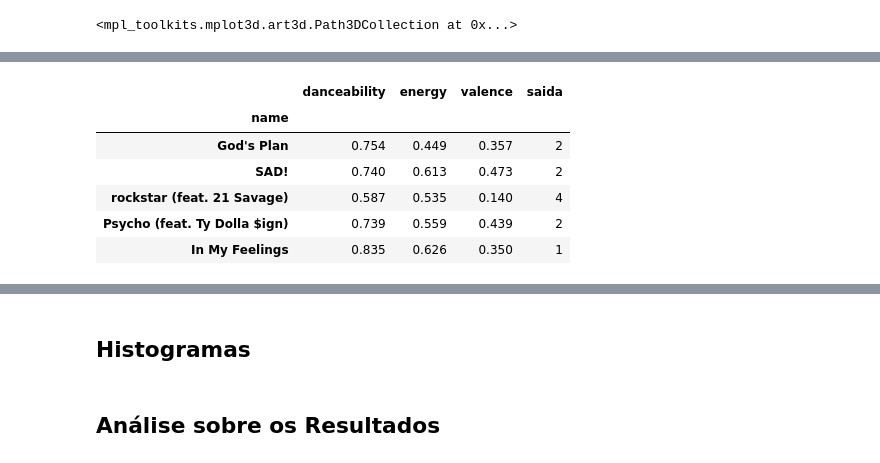
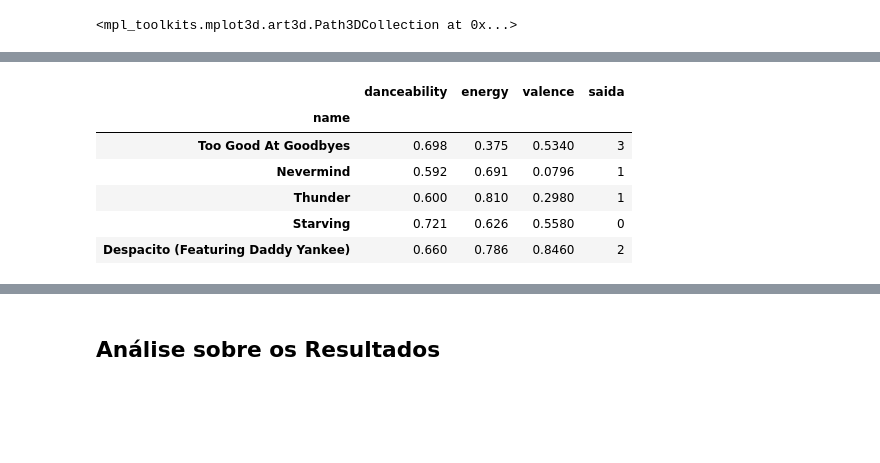
Before and after one commit to ellenbs/Projeto3CD, a Jupyter notebook: Clusterização.ipynb, the cells around one changed output, grey strips where cells are left out. Cells and saved outputs as stored; diff of their text form; code cells hidden in the pictures; blank space fills up the shorter version.

Commit message:
clusterizacao

```diff
--- a/Clusterização.ipynb
+++ b/Clusterização.ipynb
@@ -19,4 +29,4 @@ from sklearn.preprocessing import StandardScaler
 
 np.random.seed(42)
 # %%
-top_2017_2018 = pd.read_excel("top2018_2017.xlsx", index_col=1)
+top_2017_2018_teste, top_2017_2018_treinamento = train_test_split(pd.read_excel("top2018_2017.xlsx", index_col=1),train_size=0.20)
@@ -36,9 +62,8 @@ plt3d_2017_2018.scatter(top_2017_2018.danceability, top_2017_2018.energy, top_20
 [interactive output not drawn]
 <mpl_toolkits.mplot3d.art3d.Path3DCollection at 0x...>
 # %%
-dados_entrada_2017_2018 = top_2017_2018.loc[:,("danceability", "energy", "valence")]
+dados_entrada_2017_2018 = top_2017_2018_treinamento.loc[:,("danceability", "energy", "valence")]
 # %%
-three_means_2017_2018 = cluster.MiniBatchKMeans(n_clusters=5)
-three_means_2017_2018.fit(dados_entrada_2017_2018)
-saida_2017_2018 = three_means_2017_2018.predict(dados_entrada_2017_2018)
-saida_2017_2018
+clusters_2017_2018 = cluster.MiniBatchKMeans(n_clusters=5)
+clusters_2017_2018.fit(dados_entrada_2017_2018)
+saida_2017_2018 = clusters_2017_2018.predict(dados_entrada_2017_2018)
@@ -56,14 +83,14 @@ array([2, 2, 4, 2, 1, 1, 0, 3, 2, 3, 2, 4, 0, 2, 1, 3, 1, 0, 0, 2, 3, 2,
 # %%
-conjunto_2017_2018 = dados_entrada_2017_2018.copy()
-conjunto_2017_2018["saida"] = saida_2017_2018
-conjunto_2017_2018.head()
+musicas_2017_2018 = dados_entrada_2017_2018.copy()
+musicas_2017_2018["saida"] = saida_2017_2018
+musicas_2017_2018.head()
 # %% [output]
 |  | danceability | energy | valence | saida |
 | name |  |  |  |  |
-| God's Plan | 0.754 | 0.449 | 0.357 | 2 |
-| SAD! | 0.740 | 0.613 | 0.473 | 2 |
-| rockstar (feat. 21 Savage) | 0.587 | 0.535 | 0.140 | 4 |
-| Psycho (feat. Ty Dolla $ign) | 0.739 | 0.559 | 0.439 | 2 |
-| In My Feelings | 0.835 | 0.626 | 0.350 | 1 |
+| Too Good At Goodbyes | 0.698 | 0.375 | 0.5340 | 3 |
+| Nevermind | 0.592 | 0.691 | 0.0796 | 1 |
+| Thunder | 0.600 | 0.810 | 0.2980 | 1 |
+| Starving | 0.721 | 0.626 | 0.5580 | 0 |
+| Despacito (Featuring Daddy Yankee) | 0.660 | 0.786 | 0.8460 | 2 |
 # %%
 plt3d_2017_2018 = plt.figure().gca(projection="3d")
@@ -82,5 +109,3 @@ plt3d_2017_2018.scatter(grupo5_2017_2018.danceability, grupo5_2017_2018.energy,
 [interactive output not drawn]
 [interactive output not drawn]
 <mpl_toolkits.mplot3d.art3d.Path3DCollection at 0x...>
-# %% [markdown]
-## Histogramas
```
Also changed, not shown: parts of 59 cells of this notebook.
